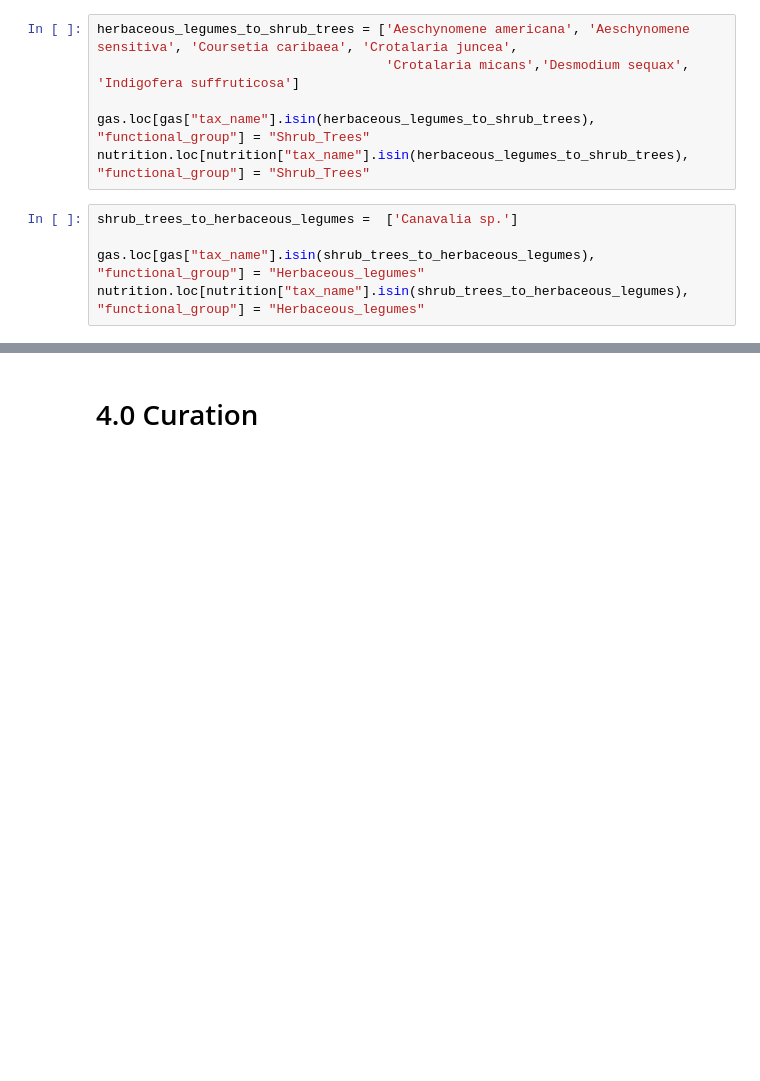
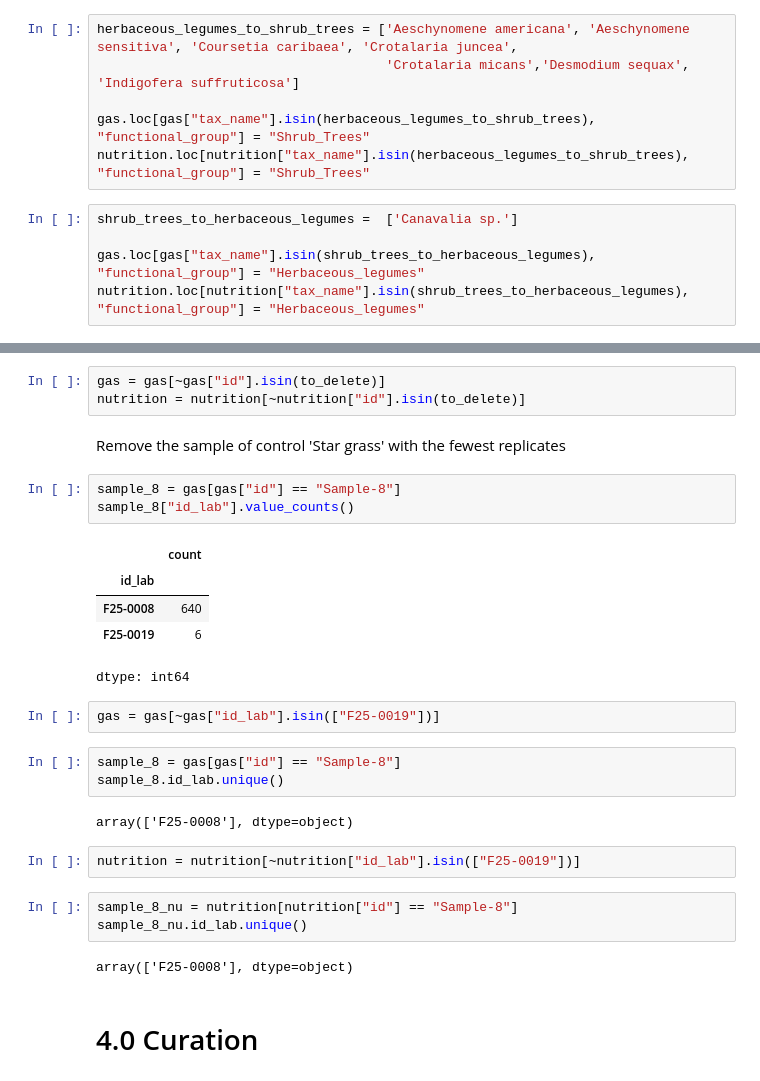
Before and after one commit to maurope/lmf, a Jupyter notebook: notebooks/2026/2026_06_09_trial_database_curation.ipynb, the cells around one changed output, grey strips where cells are left out. Saved outputs shown, nothing was run; the diff lists cells and outputs as text; blank space fills up the shorter version.

```diff
--- a/notebooks/2026/2026_06_09_trial_database_curation.ipynb
+++ b/notebooks/2026/2026_06_09_trial_database_curation.ipynb
@@ -178,3 +191,31 @@ nutrition.loc[nutrition["tax_name"].isin(shrub_trees_to_herbaceous_legumes), "fu
+# %%
+gas = gas[~gas["id"].isin(to_delete)]
+nutrition = nutrition[~nutrition["id"].isin(to_delete)]
+# %% [markdown]
+Remove the sample of control 'Star grass' with the fewest replicates
+# %%
+sample_8 = gas[gas["id"] == "Sample-8"]
+sample_8["id_lab"].value_counts()
+# %% [output]
+|  | count |
+| id_lab |  |
+| F25-0008 | 640 |
+| F25-0019 | 6 |
+dtype: int64
+# %%
+gas = gas[~gas["id_lab"].isin(["F25-0019"])]
+# %%
+sample_8 = gas[gas["id"] == "Sample-8"]
+sample_8.id_lab.unique()
+# %% [output]
+array(['F25-0008'], dtype=object)
+# %%
+nutrition = nutrition[~nutrition["id_lab"].isin(["F25-0019"])]
+# %%
+sample_8_nu = nutrition[nutrition["id"] == "Sample-8"]
+sample_8_nu.id_lab.unique()
+# %% [output]
+array(['F25-0008'], dtype=object)
 # %% [markdown]
 # 4.0 Curation
 # %%
```
Also changed, not shown: parts of 15 cells of this notebook, 22 other files.
